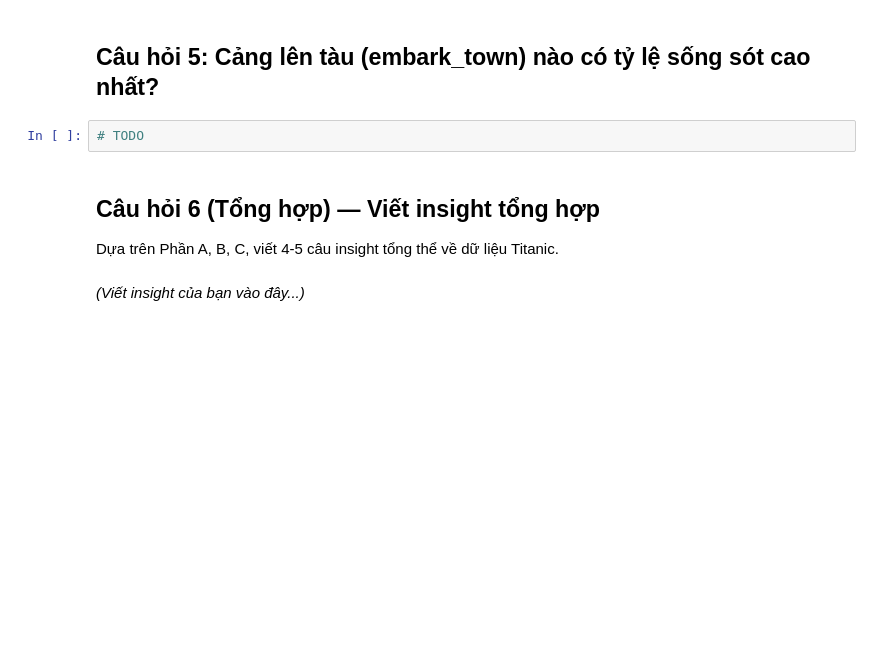
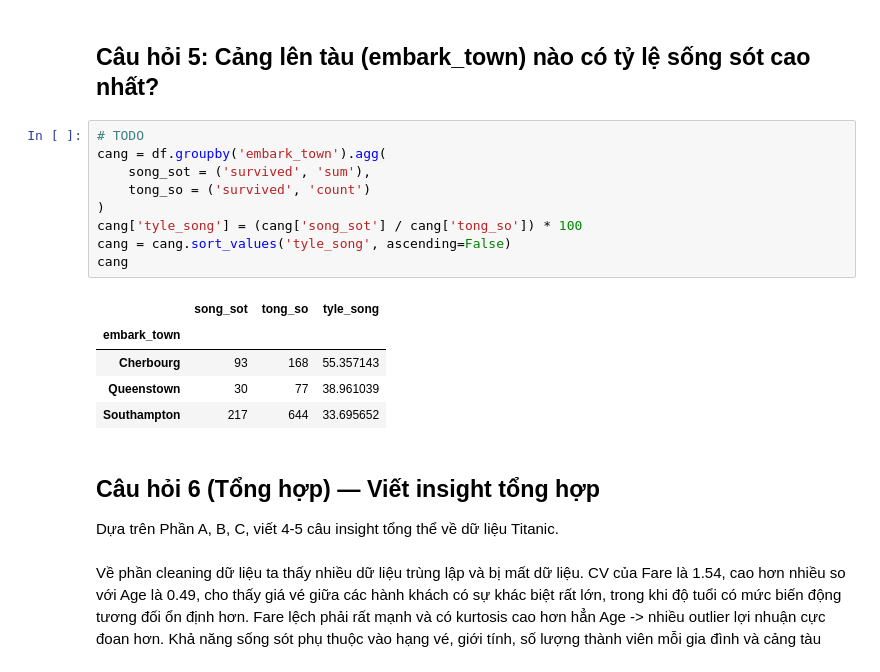
Before and after one commit to BuiQuangHuy0202/PHAN_TICH_DL, a Jupyter notebook: Prac-01/Titanic_EDA_Full_BaiTap.ipynb, the cells around one changed output. Cells and saved outputs as stored; diff of their text form; blank space fills up the shorter version.

```diff
--- a/Prac-01/Titanic_EDA_Full_BaiTap.ipynb
+++ b/Prac-01/Titanic_EDA_Full_BaiTap.ipynb
@@ -198,8 +276,21 @@ print(hang_ve)
 ## Câu hỏi 5: Cảng lên tàu (embark_town) nào có tỷ lệ sống sót cao nhất?
 # %%
 # TODO
+cang = df.groupby('embark_town').agg(
+    song_sot = ('survived', 'sum'),
+    tong_so = ('survived', 'count')
+)
+cang['tyle_song'] = (cang['song_sot'] / cang['tong_so']) * 100
+cang = cang.sort_values('tyle_song', ascending=False)
+cang
+# %% [output]
+|  | song_sot | tong_so | tyle_song |
+| embark_town |  |  |  |
+| Cherbourg | 93 | 168 | 55.357143 |
+| Queenstown | 30 | 77 | 38.961039 |
+| Southampton | 217 | 644 | 33.695652 |
 # %% [markdown]
 ## Câu hỏi 6 (Tổng hợp) — Viết insight tổng hợp
 Dựa trên Phần A, B, C, viết 4-5 câu insight tổng thể về dữ liệu Titanic.
 # %% [markdown]
-*(Viết insight của bạn vào đây...)*
+Về phần cleaning dữ liệu ta thấy nhiều dữ liệu trùng lập và bị mất dữ liệu. CV của Fare là 1.54, cao hơn nhiều so với Age là 0.49, cho thấy giá vé giữa các hành khách có sự khác biệt rất lớn, trong khi độ tuổi có mức biến động tương đối ổn định hơn. Fare lệch phải rất mạnh và có kurtosis cao hơn hẳn Age -> nhiều outlier lợi nhuận cực đoan hơn. Khả năng sống sót phụ thuộc vào hạng vé, giới tính, số lượng thành viên mỗi gia đình và cảng tàu
```
Also changed, not shown: parts of 4 cells of this notebook.
